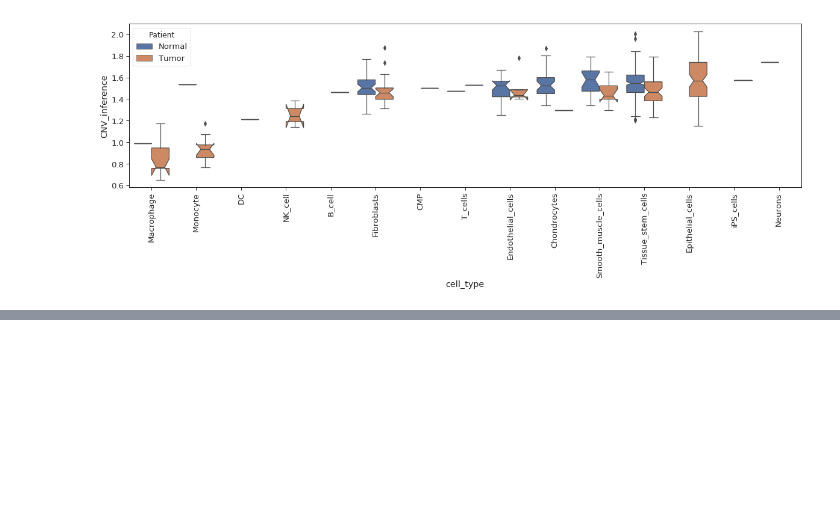
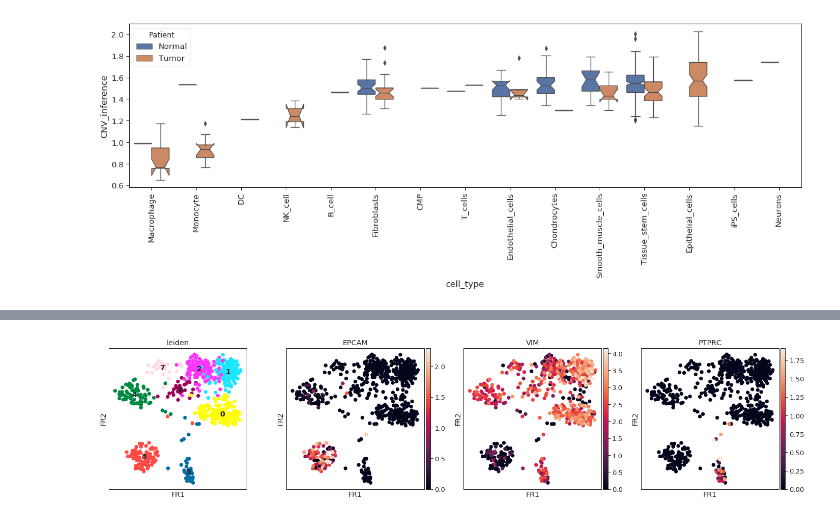
Before and after one commit to NCBI-Codeathons/Understand-cancer-evolution-through-single-cell-expression-dynamics, a Jupyter notebook: tools/palantir/scripts/palantir.ipynb, the cells around one changed output, grey strips where cells are left out. Cells and saved outputs as stored; diff of their text form; code cells hidden in the pictures; blank space fills up the shorter version.

```diff
--- a/tools/palantir/scripts/palantir.ipynb
+++ b/tools/palantir/scripts/palantir.ipynb
@@ -702,0 +747,6 @@ plt.setp(ax.get_xticklabels(), rotation=90)
+# %%
+rcParams['figure.figsize'] = (5, 5)
+
+sc.pl.draw_graph(adata, color=['leiden', 'EPCAM', 'VIM', 'PTPRC'], legend_loc='on data')
+# %% [output]
+[figure, added]
```
Also changed, not shown: parts of 15 cells of this notebook, 2 other files.
